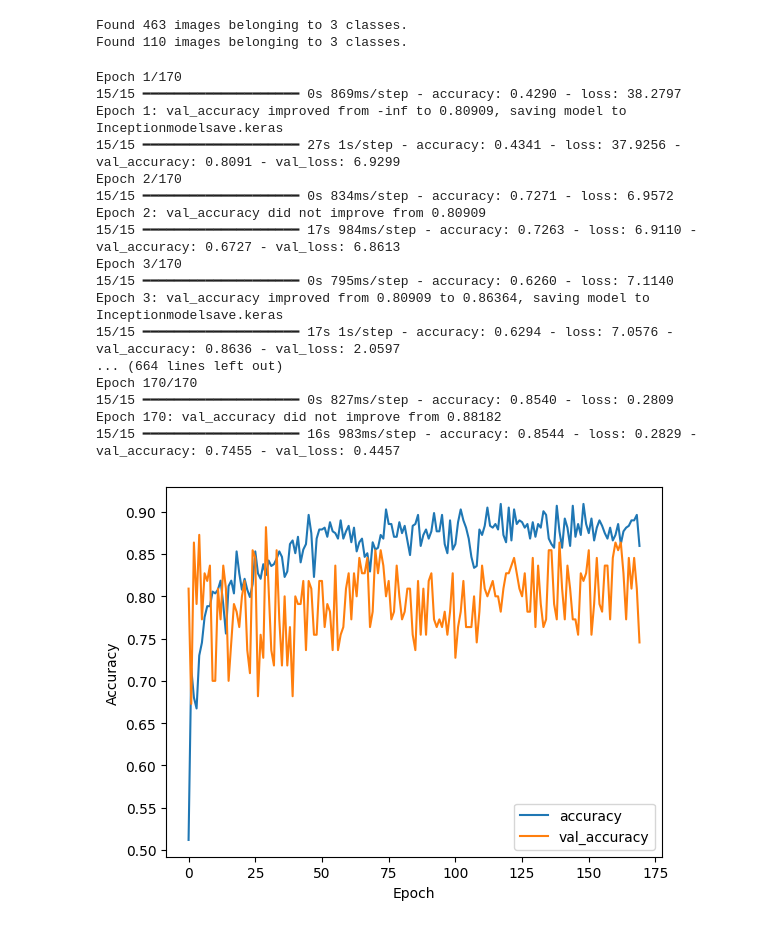
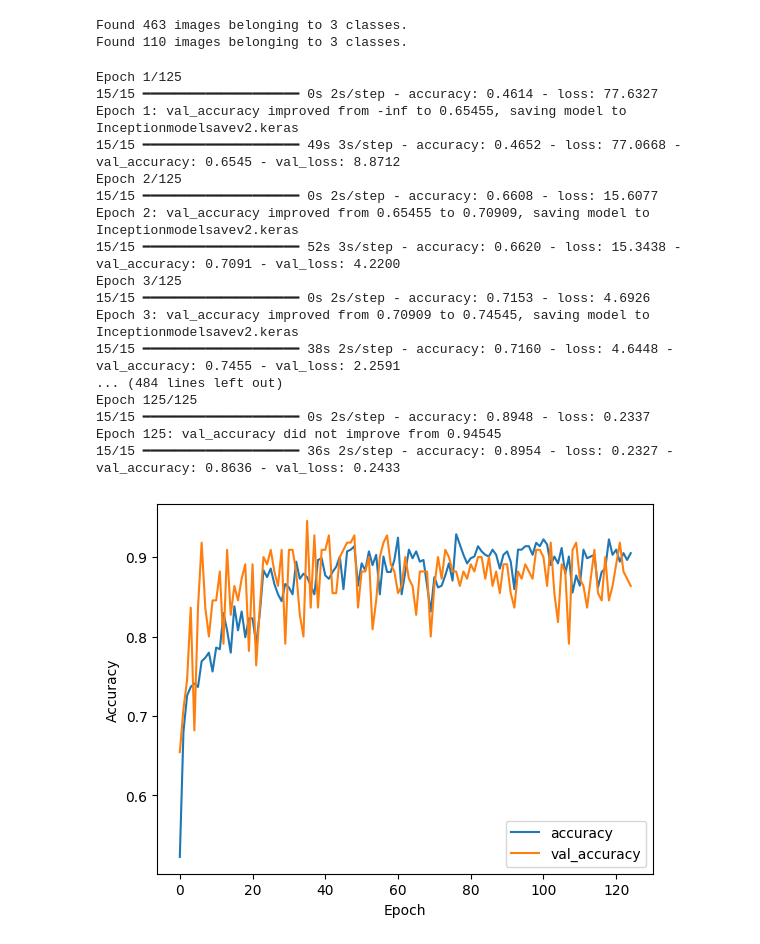
Before and after one commit to GabrielWarde/Artifact-Detection-in-Immunofluorescence-Microscopy-Slides, a Jupyter notebook: InceptionV3model.ipynb, the cells around one changed output. Saved outputs shown, nothing was run; the diff lists cells and outputs as text; code cells hidden in the pictures.

Commit message:
Inceptionv3 update

```diff
--- a/InceptionV3model.ipynb
+++ b/InceptionV3model.ipynb
@@ -7,13 +7,12 @@ import os
 from tensorflow.keras.preprocessing.image import ImageDataGenerator
 from tensorflow.keras.layers import Dense, Flatten
 from tensorflow.keras.models import Model
-from tensorflow.keras.applications.resnet50 import ResNet50, preprocess_input
 from tensorflow.keras.callbacks import EarlyStopping
 from tensorflow.keras.layers import Dropout
 import pickle
 
 train_datagen = ImageDataGenerator(
-    rescale=1./255,
+    preprocessing_function=preprocess_input,
     rotation_range=20,
     width_shift_range=0.2,
     height_shift_range=0.2,
@@ -22,21 +21,21 @@ train_datagen = ImageDataGenerator(
     horizontal_flip=True,
     fill_mode='nearest')
 
-test_datagen = ImageDataGenerator(rescale=1./255)
+test_datagen = ImageDataGenerator(preprocessing_function=preprocess_input)
 
 train_generator = train_datagen.flow_from_directory(
     "C:\\Users\\User\\Desktop\\Stage\\Optimal try\\images\\Train",
-    target_size=(224, 224),
+    target_size=(299, 299),
     batch_size=32,
     class_mode='categorical')
 
 validation_generator = test_datagen.flow_from_directory(
     "C:\\Users\\User\\Desktop\\Stage\\Optimal try\\images\\Validation",
-    target_size=(224, 224),
+    target_size=(299, 299),
     batch_size=32,
     class_mode='categorical')
 
-base_model = InceptionV3(weights='imagenet', input_shape=(224, 224, 3), include_top=False)
+base_model = InceptionV3(weights='imagenet', input_shape=(299, 299, 3), include_top=False)
 
 for layer in base_model.layers:
     layer.trainable = False
@@ -55,7 +54,7 @@ Found 463 images belonging to 3 classes.
 Found 110 images belonging to 3 classes.
 # %%
 Model_Checkpoint = tf.keras.callbacks.ModelCheckpoint(
-    'Inceptionmodelsave.keras',
+    'Inceptionmodelsavev2.keras',
     monitor='val_accuracy',
     save_best_only='True',
     verbose=1
@@ -63,39 +62,39 @@ Model_Checkpoint = tf.keras.callbacks.ModelCheckpoint(
 # %%
 history = model.fit(
     train_generator,
-    epochs=170,
+    epochs=125,
     validation_data=validation_generator,
     batch_size=32,
     callbacks=[Model_Checkpoint])
 
 with open('Inceptionv3training_history.pkl', 'wb') as file_pi:
     pickle.dump(history.history, file_pi)
 
 plt.plot(history.history['accuracy'], label='accuracy')
 plt.plot(history.history['val_accuracy'], label='val_accuracy')
 plt.xlabel('Epoch')
 plt.ylabel('Accuracy')
 plt.legend()
 plt.show()
 # %% [output]
-Epoch 1/170
-15/15 ━━━━━━━━━━━━━━━━━━━━ 0s 869ms/step - accuracy: 0.4290 - loss: 38.2797
-Epoch 1: val_accuracy improved from -inf to 0.80909, saving model to Inceptionmodelsave.keras
-15/15 ━━━━━━━━━━━━━━━━━━━━ 27s 1s/step - accuracy: 0.4341 - loss: 37.9256 - val_accuracy: 0.8091 - val_loss: 6.9299
-Epoch 2/170
-15/15 ━━━━━━━━━━━━━━━━━━━━ 0s 834ms/step - accuracy: 0.7271 - loss: 6.9572
-Epoch 2: val_accuracy did not improve from 0.80909
-15/15 ━━━━━━━━━━━━━━━━━━━━ 17s 984ms/step - accuracy: 0.7263 - loss: 6.9110 - val_accuracy: 0.6727 - val_loss: 6.8613
-Epoch 3/170
-15/15 ━━━━━━━━━━━━━━━━━━━━ 0s 795ms/step - accuracy: 0.6260 - loss: 7.1140
-Epoch 3: val_accuracy improved from 0.80909 to 0.86364, saving model to Inceptionmodelsave.keras
-15/15 ━━━━━━━━━━━━━━━━━━━━ 17s 1s/step - accuracy: 0.6294 - loss: 7.0576 - val_accuracy: 0.8636 - val_loss: 2.0597
-... (664 lines left out)
-Epoch 170/170
-15/15 ━━━━━━━━━━━━━━━━━━━━ 0s 827ms/step - accuracy: 0.8540 - loss: 0.2809
-Epoch 170: val_accuracy did not improve from 0.88182
-15/15 ━━━━━━━━━━━━━━━━━━━━ 16s 983ms/step - accuracy: 0.8544 - loss: 0.2829 - val_accuracy: 0.7455 - val_loss: 0.4457
+Epoch 1/125
+15/15 ━━━━━━━━━━━━━━━━━━━━ 0s 2s/step - accuracy: 0.4614 - loss: 77.6327
+Epoch 1: val_accuracy improved from -inf to 0.65455, saving model to Inceptionmodelsavev2.keras
+15/15 ━━━━━━━━━━━━━━━━━━━━ 49s 3s/step - accuracy: 0.4652 - loss: 77.0668 - val_accuracy: 0.6545 - val_loss: 8.8712
+Epoch 2/125
+15/15 ━━━━━━━━━━━━━━━━━━━━ 0s 2s/step - accuracy: 0.6608 - loss: 15.6077
+Epoch 2: val_accuracy improved from 0.65455 to 0.70909, saving model to Inceptionmodelsavev2.keras
+15/15 ━━━━━━━━━━━━━━━━━━━━ 52s 3s/step - accuracy: 0.6620 - loss: 15.3438 - val_accuracy: 0.7091 - val_loss: 4.2200
+Epoch 3/125
+15/15 ━━━━━━━━━━━━━━━━━━━━ 0s 2s/step - accuracy: 0.7153 - loss: 4.6926
+Epoch 3: val_accuracy improved from 0.70909 to 0.74545, saving model to Inceptionmodelsavev2.keras
+15/15 ━━━━━━━━━━━━━━━━━━━━ 38s 2s/step - accuracy: 0.7160 - loss: 4.6448 - val_accuracy: 0.7455 - val_loss: 2.2591
+... (484 lines left out)
+Epoch 125/125
+15/15 ━━━━━━━━━━━━━━━━━━━━ 0s 2s/step - accuracy: 0.8948 - loss: 0.2337
+Epoch 125: val_accuracy did not improve from 0.94545
+15/15 ━━━━━━━━━━━━━━━━━━━━ 36s 2s/step - accuracy: 0.8954 - loss: 0.2327 - val_accuracy: 0.8636 - val_loss: 0.2433
-[figure, old version]
+[figure, new version]
 # %%
 train_loss = history.history['loss']
 val_loss = history.history['val_loss']
```
Also changed, not shown: parts of 4 cells of this notebook.
